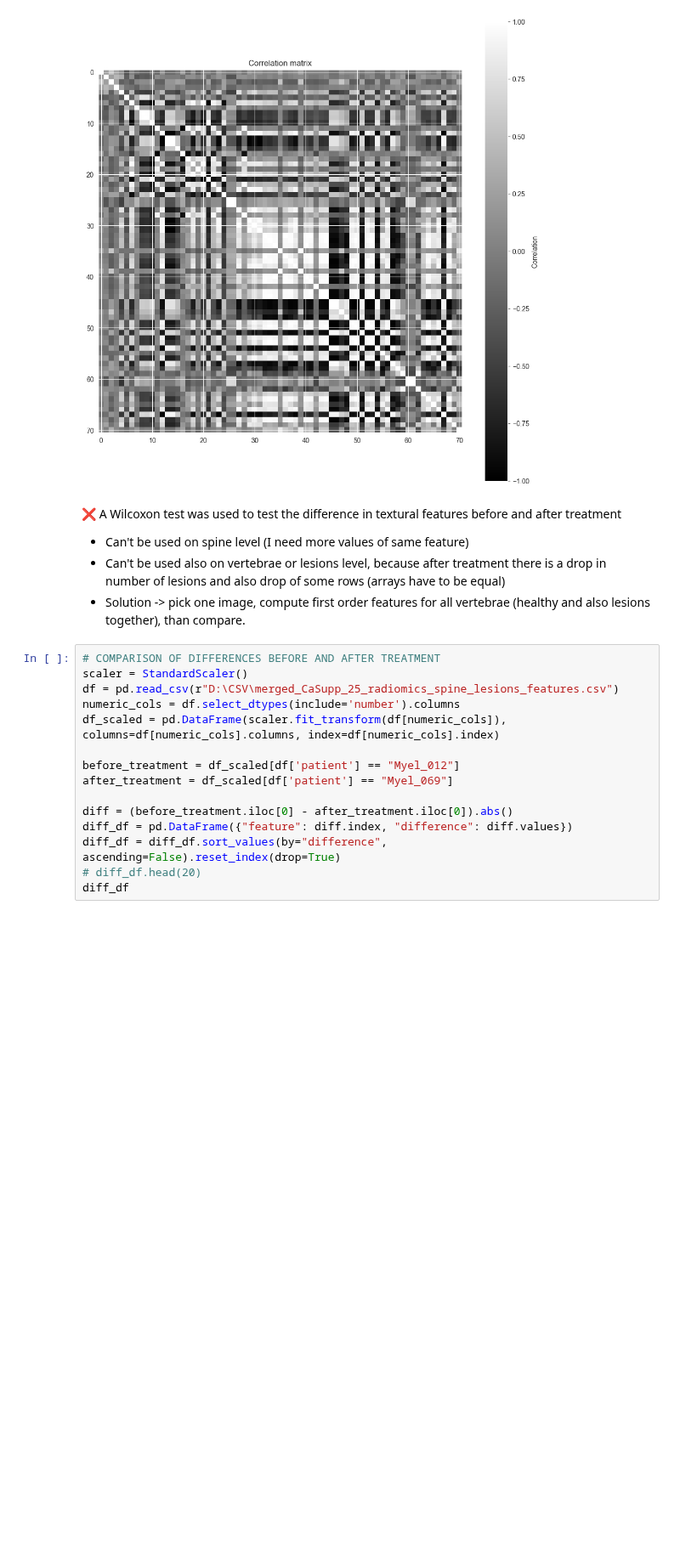
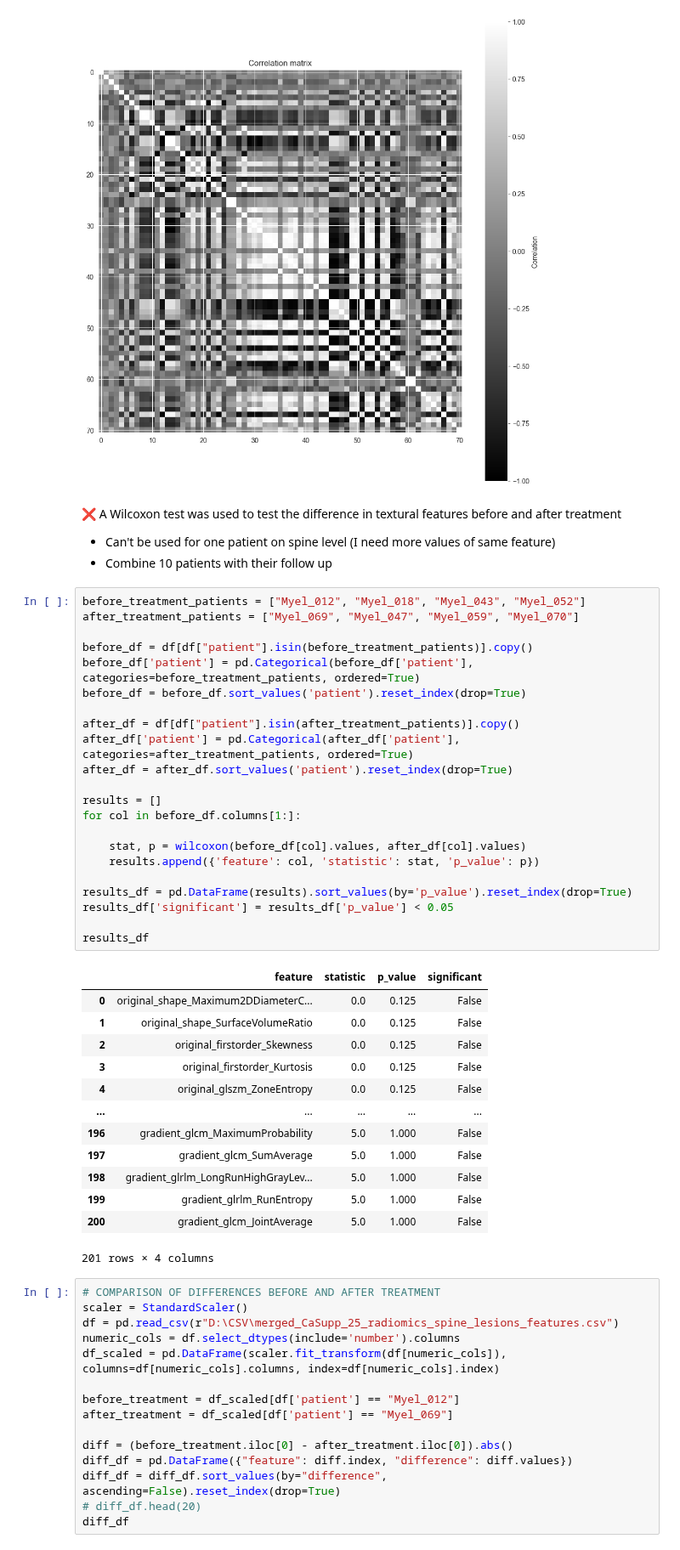
Before and after one commit to lukas1110/Analysis-of-multiple-myelomas-from-dual-CT, a Jupyter notebook: data_analysis/spine_level_image_features_analysis.ipynb, the cells around one changed output. Shown at 85% size. Drawn from its saved outputs; the diff is of its cells as text; blank space fills up the shorter version.

Commit message:
Comparison of features between image types.

```diff
--- a/data_analysis/spine_level_image_features_analysis.ipynb
+++ b/data_analysis/spine_level_image_features_analysis.ipynb
@@ -109,9 +109,44 @@ plt.show()
 # %% [markdown]
 ❌ A Wilcoxon test was used to test the difference in textural features before and after treatment
 
-- Can't be used on spine level (I need more values of same feature)
-- Can't be used also on vertebrae or lesions level, because after treatment there is a drop in number of lesions and also drop of some rows (arrays have to be equal)
-- Solution -> pick one image, compute first order features for all vertebrae (healthy and also lesions together), than compare.
+- Can't be used for one patient on spine level (I need more values of same feature)
+- Combine 10 patients with their follow up
+# %%
+before_treatment_patients = ["Myel_012", "Myel_018", "Myel_043", "Myel_052"]
+after_treatment_patients = ["Myel_069", "Myel_047", "Myel_059", "Myel_070"]
+
+before_df = df[df["patient"].isin(before_treatment_patients)].copy()
+before_df['patient'] = pd.Categorical(before_df['patient'], categories=before_treatment_patients, ordered=True)
+before_df = before_df.sort_values('patient').reset_index(drop=True)
+
+after_df = df[df["patient"].isin(after_treatment_patients)].copy()
+after_df['patient'] = pd.Categorical(after_df['patient'], categories=after_treatment_patients, ordered=True)
+after_df = after_df.sort_values('patient').reset_index(drop=True)
+
+results = []
+for col in before_df.columns[1:]:
+
+    stat, p = wilcoxon(before_df[col].values, after_df[col].values)
+    results.append({'feature': col, 'statistic': stat, 'p_value': p})
+
+results_df = pd.DataFrame(results).sort_values(by='p_value').reset_index(drop=True)
+results_df['significant'] = results_df['p_value'] < 0.05
+
+results_df
+# %% [output]
+|  | feature | statistic | p_value | significant |
+| 0 | original_shape_Maximum2DDiameterC... | 0.0 | 0.125 | False |
+| 1 | original_shape_SurfaceVolumeRatio | 0.0 | 0.125 | False |
+| 2 | original_firstorder_Skewness | 0.0 | 0.125 | False |
+| 3 | original_firstorder_Kurtosis | 0.0 | 0.125 | False |
+| 4 | original_glszm_ZoneEntropy | 0.0 | 0.125 | False |
+| ... | ... | ... | ... | ... |
+| 196 | gradient_glcm_MaximumProbability | 5.0 | 1.000 | False |
+| 197 | gradient_glcm_SumAverage | 5.0 | 1.000 | False |
+| 198 | gradient_glrlm_LongRunHighGrayLev... | 5.0 | 1.000 | False |
+| 199 | gradient_glrlm_RunEntropy | 5.0 | 1.000 | False |
+| 200 | gradient_glcm_JointAverage | 5.0 | 1.000 | False |
+201 rows × 4 columns
 # %%
 # COMPARISON OF DIFFERENCES BEFORE AND AFTER TREATMENT
 scaler = StandardScaler()
```
Also changed, not shown: parts of 1 cell of this notebook, 4 other files.
